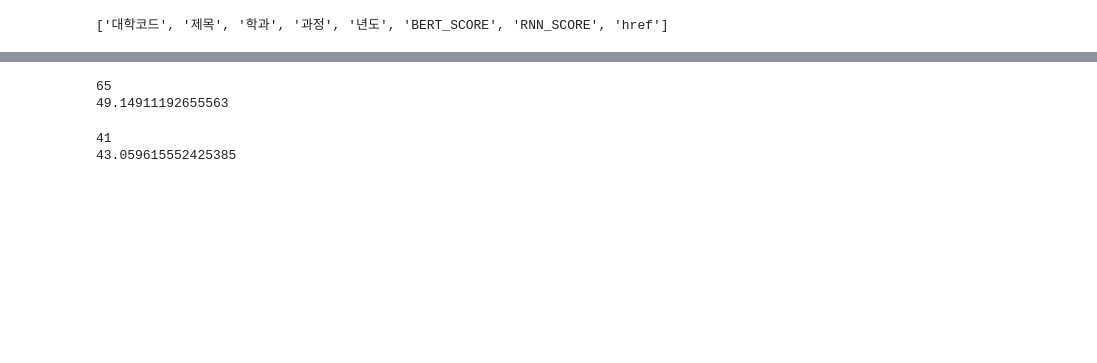
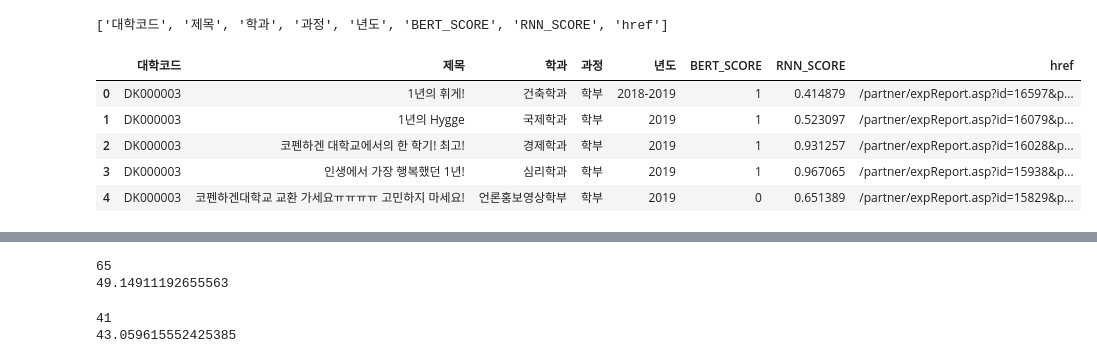
Before and after one commit to snoop2head/yonsei-exchange-program, a Jupyter notebook: wrangle_dataset.ipynb, the cells around one changed output, grey strips where cells are left out. Cells and saved outputs as stored; diff of their text form; code cells hidden in the pictures; blank space fills up the shorter version.

```diff
--- a/wrangle_dataset.ipynb
+++ b/wrangle_dataset.ipynb
@@ -77,2 +87,12 @@ def make_abstract_review_df(UNIV_CODE):
     df_abstract_review = df_abstract_review[["대학코드","제목", "학과", "과정", "년도", "BERT_SCORE", "RNN_SCORE", "href"]]
     return df_abstract_review
+# %%
+df1 = make_abstract_review_df("DK000003")
+df1.head()
+# %% [output]
+|  | 대학코드 | 제목 | 학과 | 과정 | 년도 | BERT_SCORE | RNN_SCORE | href |
+| 0 | DK000003 | 1년의 휘게! | 건축학과 | 학부 | 2018-2019 | 1 | 0.414879 | /partner/expReport.asp?id=16597&p... |
+| 1 | DK000003 | 1년의 Hygge | 국제학과 | 학부 | 2019 | 1 | 0.523097 | /partner/expReport.asp?id=16079&p... |
+| 2 | DK000003 | 코펜하겐 대학교에서의 한 학기! 최고! | 경제학과 | 학부 | 2019 | 1 | 0.931257 | /partner/expReport.asp?id=16028&p... |
+| 3 | DK000003 | 인생에서 가장 행복했던 1년! | 심리학과 | 학부 | 2019 | 1 | 0.967065 | /partner/expReport.asp?id=15938&p... |
+| 4 | DK000003 | 코펜하겐대학교 교환 가세요ㅠㅠㅠㅠ 고민하지 마세요! | 언론홍보영상학부 | 학부 | 2019 | 0 | 0.651389 | /partner/expReport.asp?id=15829&p... |
```
Also changed, not shown: parts of 32 cells of this notebook, 3 other files.
